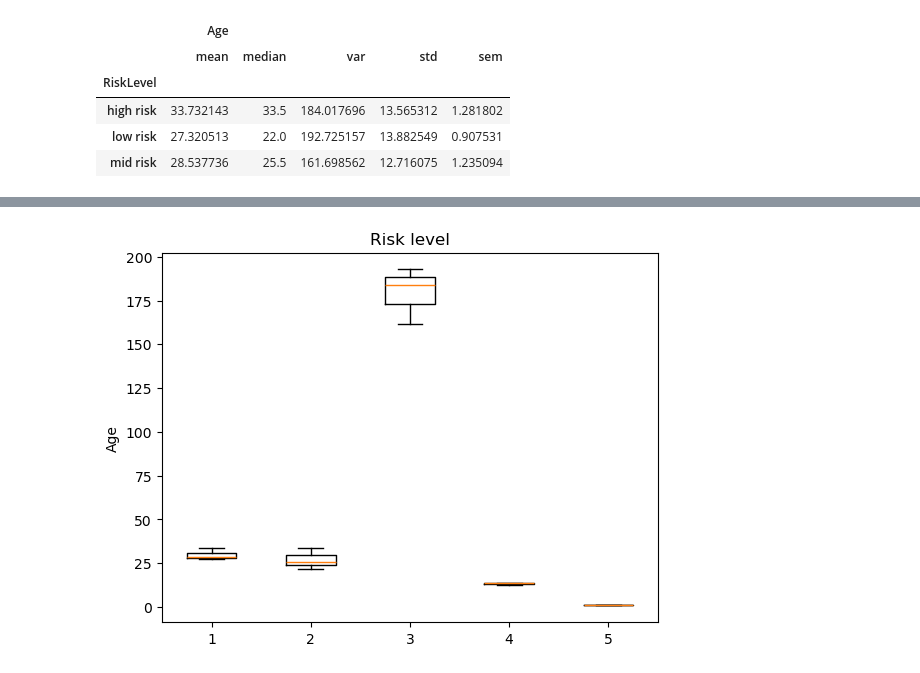
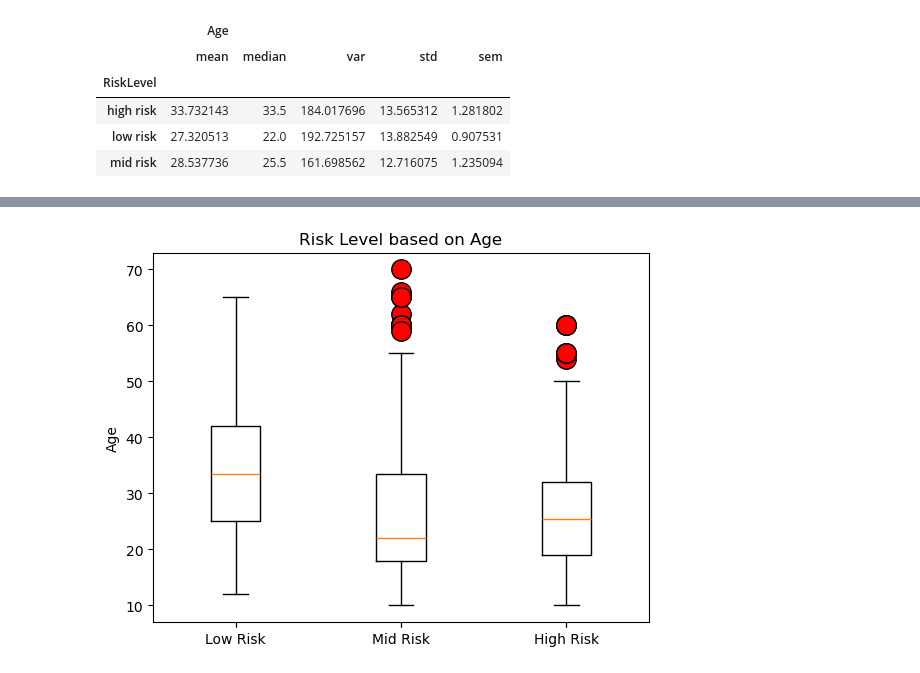
Before and after one commit to larissarmourap/Project1group3, a Jupyter notebook: project1.ipynb, the cells around one changed output, grey strips where cells are left out. Drawn from its saved outputs; the diff is of its cells as text; code cells hidden in the pictures.

```diff
--- a/project1.ipynb
+++ b/project1.ipynb
@@ -382,12 +392,21 @@ plt.show()
 # %%
-#Generate a box plot of the Risk Level based on Age
+# Generate a boxplot
+
+fig1, ax1 = plt.subplots()
+ax1.set_title('Risk Level based on Age')
+ax1.set_ylabel('Age')
+
+# Set the locations for the x-ticks
+ax1.set_xticks([1, 2, 3])
+
+# Now, set the labels for each tick
 label_risk_level = ["Low Risk", "Mid Risk", "High Risk"]
-sum = summary
-fig1, ax1 = plt.subplots()
-ax1.set_title('Risk level')
-ax1.set_ylabel('Age')
-custom_color = dict(markerfacecolor = "red", markersize=14)
-ax1.boxplot(summary, flierprops=custom_color,)
+ax1.set_xticklabels(label_risk_level)
+
+custom_color = dict(markerfacecolor="red", markersize=14)
+ax1.boxplot(age_boxplot, labels=label_risk_level, flierprops=custom_color)
+plt.savefig(r"C:\Users\laris\Documents\Project1group3\Project1group3\\Fig5.png")
+
 plt.show()
 # %% [output]
-[figure, old version]
+[figure, new version]
```
Also changed, not shown: parts of 30 cells of this notebook, 3 other files.
